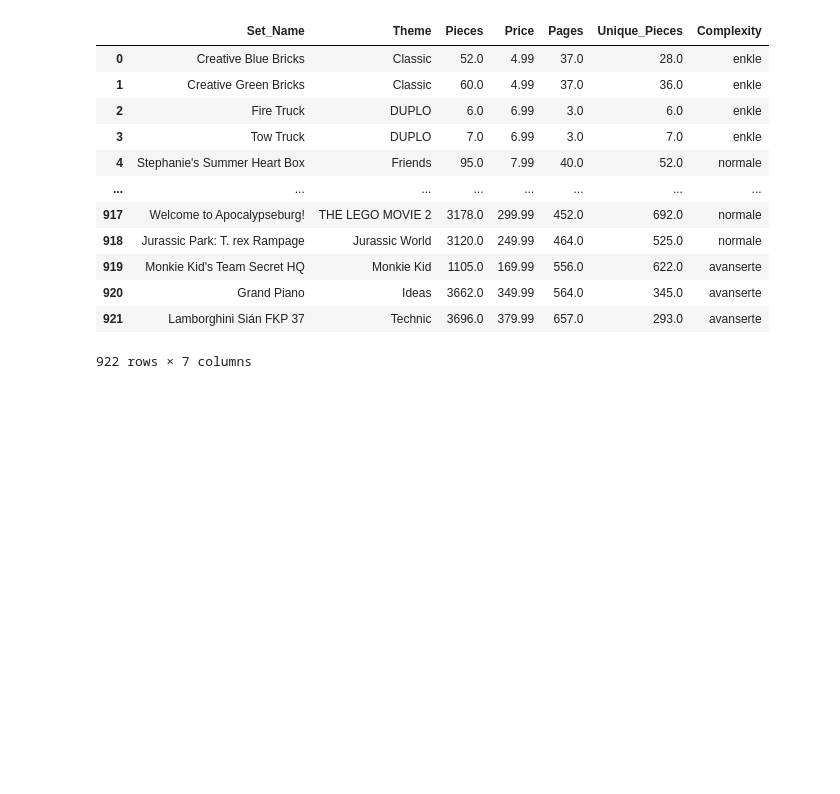
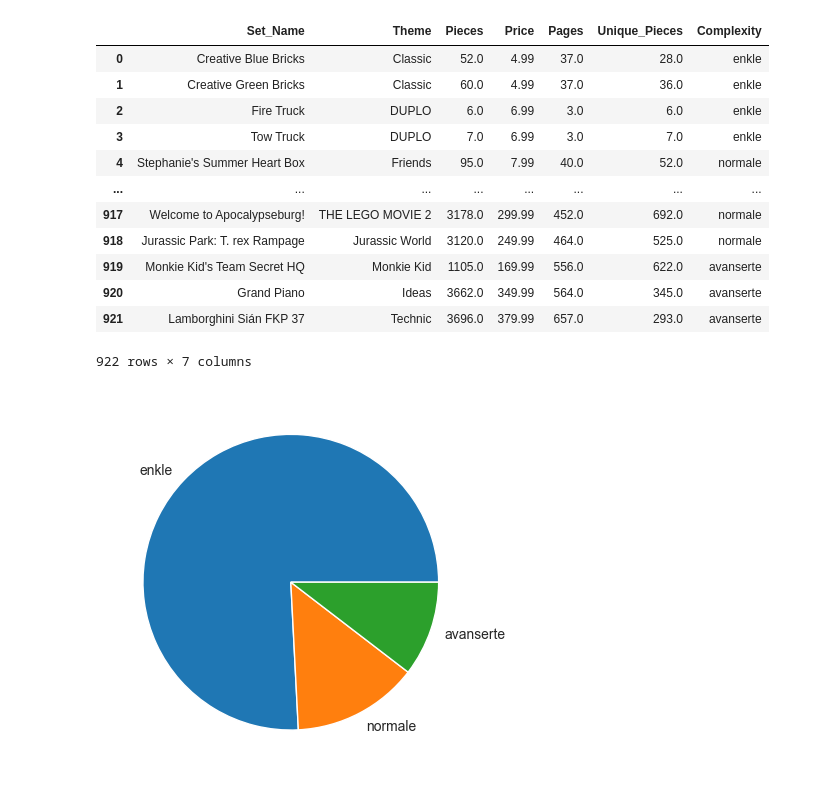
Before and after one commit to danielthorland/ISTG1003-Statistikk-prosjekt, a Jupyter notebook: prosjekt/Oppgave1/Complexity to themes.ipynb, the cells around one changed output. Cells and saved outputs as stored; diff of their text form; code cells hidden in the pictures; blank space fills up the shorter version.

Commit message:
Added pie diagram to show distrobution of theme complexity

```diff
--- a/prosjekt/Oppgave1/Complexity to themes.ipynb
+++ b/prosjekt/Oppgave1/Complexity to themes.ipynb
@@ -101,3 +103,11 @@ df2
 922 rows × 7 columns
 # %%
 df2.to_csv('RensetData.csv', index=False)
+# %%
+y = df2['Complexity'].value_counts()
+
+complexityLabels = [Complexity[0], Complexity[1], Complexity[2]]
+plt.pie(y, labels=complexityLabels)
+plt.show()
+# %% [output]
+[figure, added]
```
Also changed, not shown: parts of 1 cell of this notebook.
